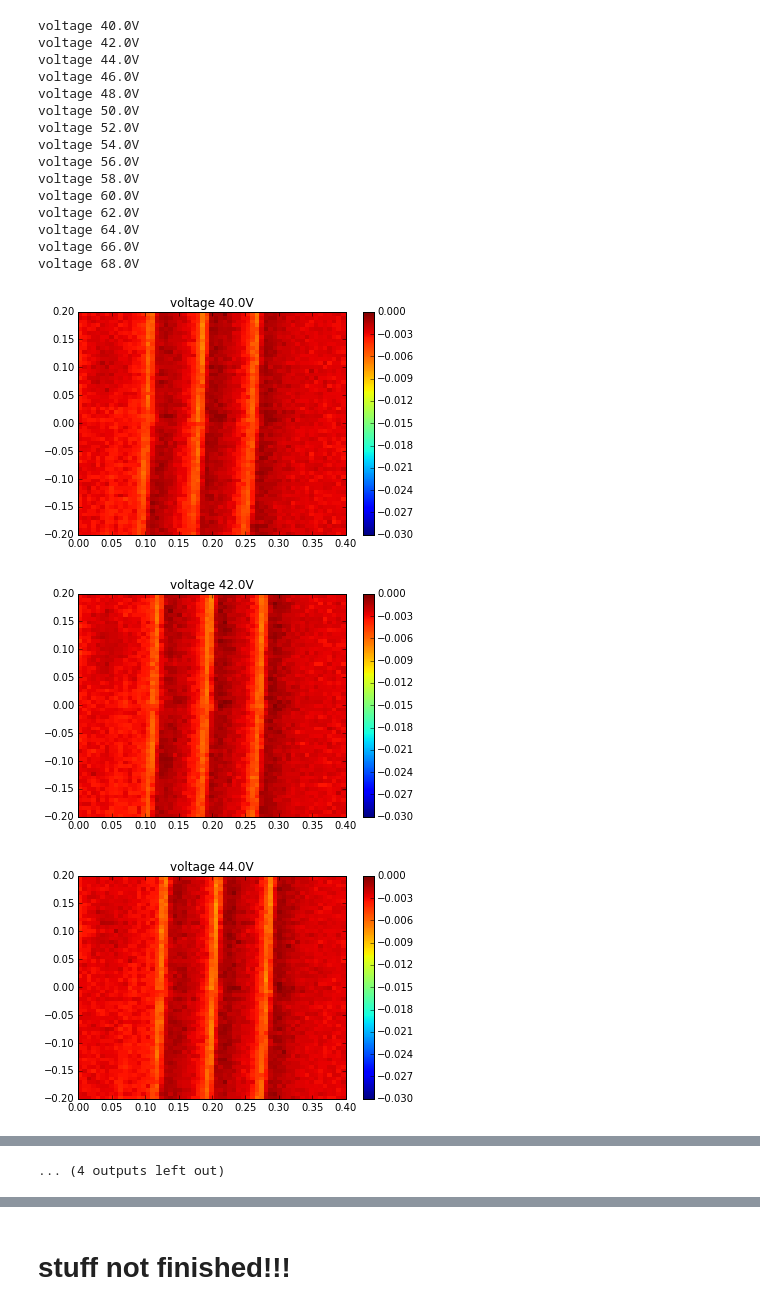
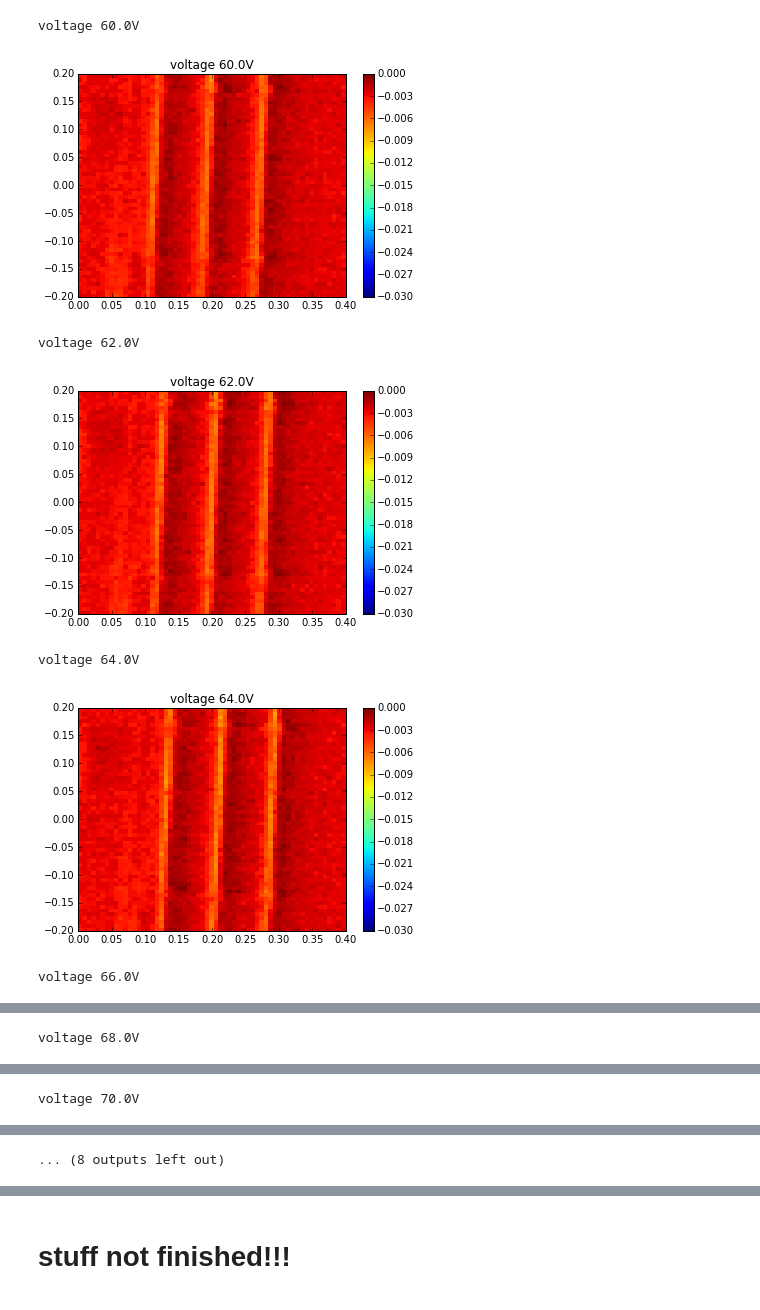
Before and after one commit to LISE-B26/pylabcontrol, a Jupyter notebook: functions/test_tracking/scan_focus_taking_images.ipynb, the cells around one changed output, grey strips where cells are left out. Saved outputs shown, nothing was run; the diff lists cells and outputs as text; code cells hidden in the pictures.

```diff
--- a/functions/test_tracking/scan_focus_taking_images.ipynb
+++ b/functions/test_tracking/scan_focus_taking_images.ipynb
@@ -39,7 +39,7 @@ timePerPt = 0.001
 
 
 
-voltages = np.arange(40,70,2)
+voltages = np.arange(60,80,2)
 
 #run script =================================================
 # ===========================================================
@@ -50,47 +50,37 @@ xController = pc.MDT693A('X')
 image_std_dev = []
 
 for counter, voltage in enumerate(voltages):
 
     print 'voltage {:0.1f}V'.format(voltage)
     # set focus
     xController.setVoltage(voltage)
 
     # acquire data
     scanner = GalvoScan.ScanNV(xVmin,xVmax,xPts,yVmin,yVmax,yPts,timePerPt, canvas = None)
     image_data = scanner.scan()
 
 
 
     # plot image
     fig = plt.figure()
 
     p = plt.pcolor(X, Y, image_data)
     # p = plt.imshow(image_data, interpolation="nearest")
     plt.colorbar()
     p.set_clim(clim_min, clim_max)
     plt.xlim([xVmin, xVmax])
     plt.ylim([yVmin, yVmax])
     plt.title('voltage {:0.1f}V'.format(voltage))
+    plt.show()
 
     image_std_dev.append( [voltage, np.std(image_data)])
     # save image and data
 #     save_image_and_data(fig, imageData, dirpath, '{:s}_V_{:02d}'.format(tag, voltage))
 # %% [output]
-voltage 40.0V
-voltage 42.0V
-voltage 44.0V
-voltage 46.0V
-voltage 48.0V
-voltage 50.0V
-voltage 52.0V
-voltage 54.0V
-voltage 56.0V
-voltage 58.0V
 voltage 60.0V
-voltage 62.0V
-voltage 64.0V
-voltage 66.0V
-voltage 68.0V
-[figure, old version]
+[figure, new version]
+voltage 62.0V
-[figure, old version]
+[figure, new version]
+voltage 64.0V
-[figure, old version]
+[figure, new version]
+voltage 66.0V
@@ -97,0 +88 @@ voltage 68.0V
+voltage 68.0V
@@ -98,0 +90 @@ voltage 68.0V
+voltage 70.0V
@@ -105,4 +92,4 @@ voltage 68.0V
-... (4 outputs left out)
+... (8 outputs left out)
 # %%
 std_dev_data = np.array(image_std_dev)
 plt.plot(std_dev_data[:, 0], std_dev_data[:,1])
```
Also changed, not shown: parts of 3 cells of this notebook, 1 other file.
